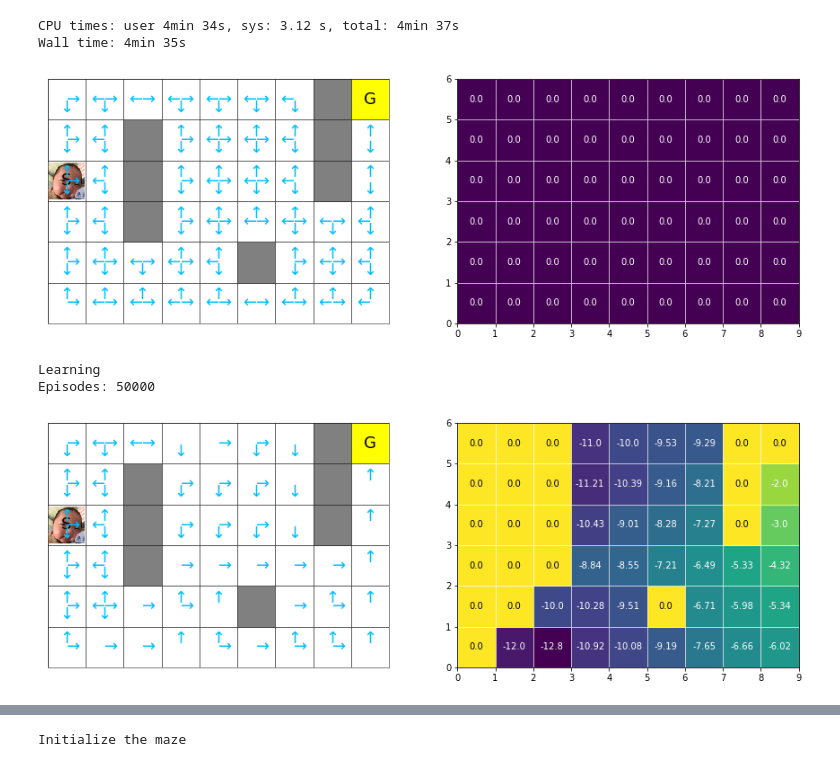
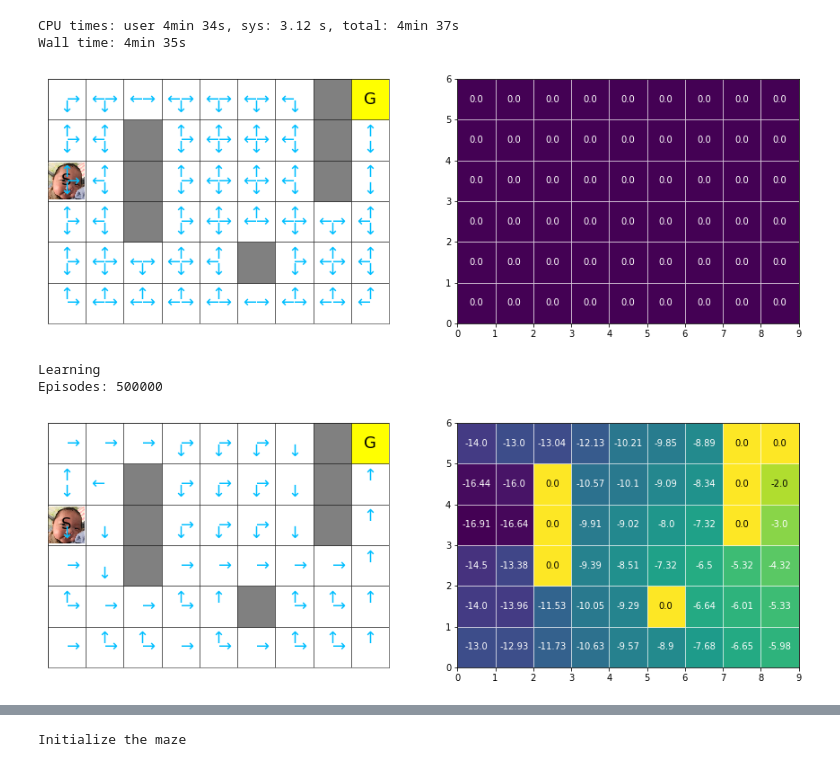
Before and after one commit to Tao4free/Reinforcement_Learning, a Jupyter notebook: maze_optimal_path/maze_optimal_path_monte_carlo_methods.ipynb, the cells around one changed output, grey strips where cells are left out. Drawn from its saved outputs; the diff is of its cells as text; code cells hidden in the pictures.

```diff
--- a/maze_optimal_path/maze_optimal_path_monte_carlo_methods.ipynb
+++ b/maze_optimal_path/maze_optimal_path_monte_carlo_methods.ipynb
@@ -418,7 +418,7 @@ class RL_mc:
     def updateQP(self, visitmode="first", discount_rate=1.0, epsilon=0, policymode="off", weighted=True, drawstep=False):
         isOnpolicy = policymode.lower() == "on"
 
-        G = 0
+        self.G = 0
         probBehavior = 1
         improtanceRatio = 1
         self.episode.reverse()
@@ -433,14 +433,15 @@ class RL_mc:
             visit_idx = list(i for i, step in enumerate(self.episode) if step[0:2] == sa)
             firstVisit_idx = visit_idx[-1]
 
-            G = discount_rate*G + r
+            # Update the state-action estimate
+            self.G = discount_rate * self.G + r
             # Skip the non-first visit (state, action)
             if visitmode.lower() == "first" and firstVisit_idx == idx and len(visit_idx) > 1: continue
             self.counterSA[sa] +=  improtanceRatio #if (isOnpolicy or not weighted) else improtanceRatio
             nsa = self.counterSA[sa]
             ns = sum([value for key, value in self.counterSA.items() if key[0] == s])
-            self.q[sa] = self.q[sa] + improtanceRatio * (G - self.q[sa]) / nsa
-            self.v[s] = self.v[s] + improtanceRatio * (G - self.v[s]) / ns
+            self.q[sa] = self.q[sa] + improtanceRatio * (self.G - self.q[sa]) / nsa
+            self.v[s] = self.v[s] + improtanceRatio * (self.G - self.v[s]) / ns
             self.maze.q.update(self.q)
             self.maze.value.update(self.v)
 
@@ -490,7 +491,6 @@ class RL_mc:
         self.maze.EPSILON = epsilon
 
         self.sumq = []
-        self.sumv = []
         for i in range(numEpisode):
             if showloop: sys.stdout.write('\rEpisodes: '+str(i+1))
 
@@ -500,10 +500,8 @@ class RL_mc:
 
             if drawpath: self.drawEpisode()
             if drawmaze: self.maze.draw()
-            q = sum(self.q.values()) #/len(self.q) if len(self.q) != 0 else np.nan
-            v = sum(self.v.values()) if len(self.v) != 0 else np.nan
+            q = sum(self.q.values()) if len(self.q) != 0 else np.nan
             self.sumq.append(q)
-            self.sumv.append(v)
 
     def drawEpisode(self, cur=(-1,-1)):
         showstep = cur != (-1,-1)
@@ -601,16 +599,16 @@ Wall time: 4min 35s
 # %%
 %%time
 
 # print("Initialize the maze")
 maze = Maze()
 maze.draw()
 
 print("Learning")
 rlmc = RL_mc(maze)
-rlmc.learn(numEpisode=50000, learnmode="off")
+rlmc.learn(numEpisode=500000, learnmode="off")
 maze.draw()
 # %% [output]
 [figure]
 Learning
-Episodes: 50000
+Episodes: 500000
-[figure, old version]
+[figure, new version]
```
Also changed, not shown: parts of 4 cells of this notebook.
